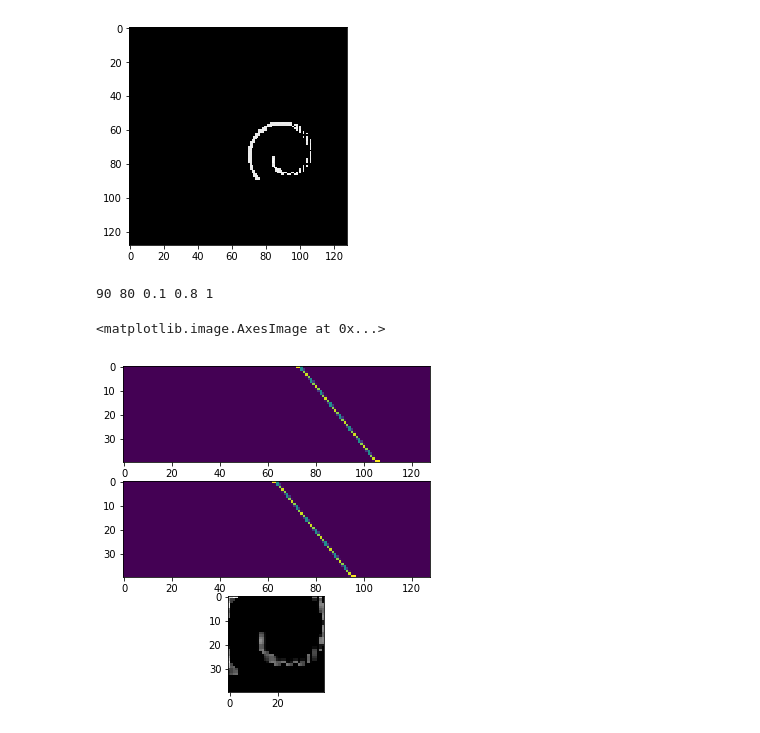
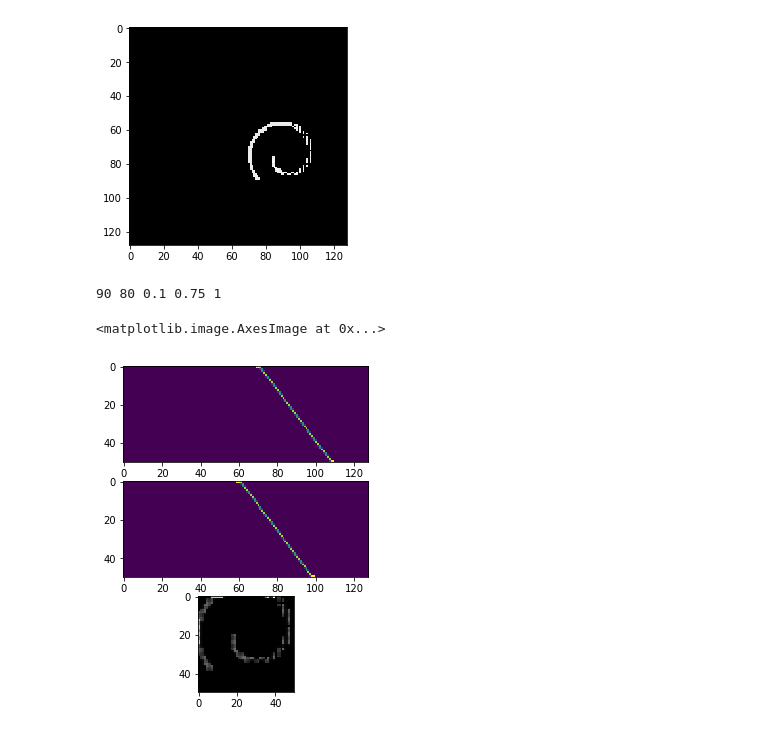
Before and after one commit to ATTPC/VAE-event-classification, a Jupyter notebook: notebooks/exploring_hyperparams.ipynb, the cells around one changed output. Cells and saved outputs as stored; diff of their text form; code cells hidden in the pictures.

```diff
--- a/notebooks/exploring_hyperparams.ipynb
+++ b/notebooks/exploring_hyperparams.ipynb
@@ -53,35 +64,35 @@ plt.imshow(selected.reshape((128, 128)), cmap="Greys_r")
 # %%
 sigma_sq = 0.1
 gamma = 1
-N = 40
-delta = 0.8
+N = 50
+delta = 0.75
 H = 128
 W = 128
 gx = 90
 gy = 80
 
 #gx, gy, sigma_sq, delta, gamma = attn_params(gx, gy, logsigma, delta, loggamma, N)
 
 print(gx, gy, sigma_sq, delta, gamma)
 Fx, Fy = filters(gx, gy, sigma_sq, delta, gamma, N)
 
 #eq 27  Fy x Fx T
 
 #read op
 Fx_t = np.transpose(Fx, axes=[0, 2, 1])
 tmp = np.einsum("ijk, ikn -> ijn", selected, Fx_t)
 out = np.einsum("ijk, ikn -> ijn", Fy, tmp)
 
 
 fig, axs = plt.subplots(nrows = 3, figsize = (10, 6))
 
 axs[0].imshow(Fx.reshape((N, H)))
 axs[1].imshow(Fy.reshape((N, H)))
 axs[2].imshow(out.reshape((N, N)), cmap="Greys_r")
 # %% [output]
-90 80 0.1 0.8 1
+90 80 0.1 0.75 1
 <matplotlib.image.AxesImage at 0x...>
-[figure, old version]
+[figure, new version]
 # %%
 Mfx = Fx.copy()
 Mfx[Mfx>0.5] = 1e3
```
Also changed, not shown: parts of 6 cells of this notebook, 2 other files.
